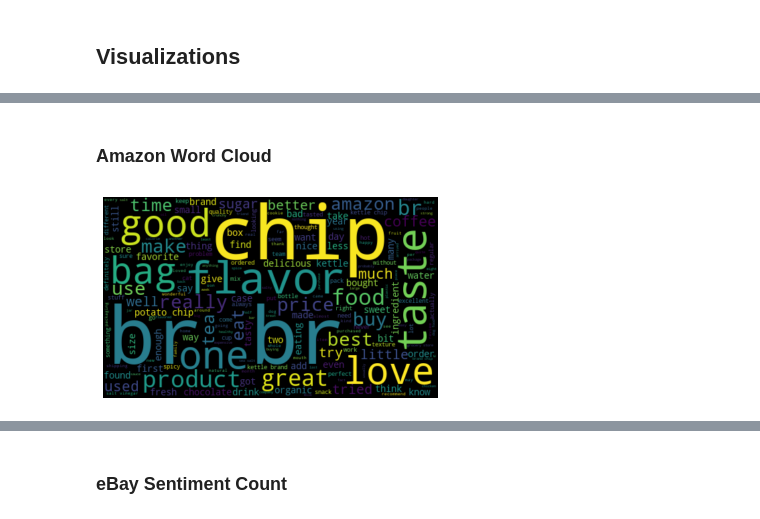
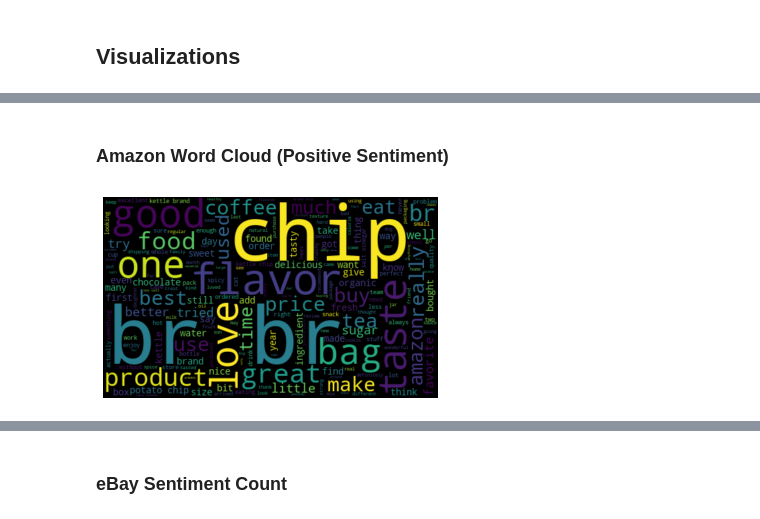
Before and after one commit to isdmg/CS144-8P-RESEARCH-PAPER, a Jupyter notebook: CS144-8P RESEARCH PAPER.ipynb, the cells around one changed output, grey strips where cells are left out. Cells and saved outputs as stored; diff of their text form; code cells hidden in the pictures.

Commit message:
Add word cloud for each sentiment

```diff
--- a/CS144-8P RESEARCH PAPER.ipynb
+++ b/CS144-8P RESEARCH PAPER.ipynb
@@ -356,10 +356,10 @@ round ((ebay_neutral_tweets.shape[0] / ebay_dataset.shape[0]) *100 , 1)
 #### Amazon
 # %%
 #Get the percentage of positive reviews on amazon
-amazon_positive_tweets = amazon_dataset[amazon_dataset.Analysis == 'Positive']
-amazon_positive_tweets = amazon_positive_tweets['Text']
+amazon_positive_reviews = amazon_dataset[amazon_dataset.Analysis == 'Positive']
+amazon_positive_reviews = amazon_positive_reviews['Text']
 
-round ((amazon_positive_tweets.shape[0] / amazon_dataset.shape[0]) *100 , 2)
+round ((amazon_positive_reviews.shape[0] / amazon_dataset.shape[0]) *100 , 2)
 # %% [output]
 87.4
 # %%
@@ -420,11 +439,10 @@ plt.show()
 # %% [markdown]
-### Amazon Word Cloud
+### Amazon Word Cloud (Positive Sentiment)
 # %%
-#Plot amazon word cloud
-allWords = ''.join([review for review in amazon_dataset['Text']])
+allWords = ''.join([review for review in amazon_positive_reviews])
 wordCloud = WordCloud(width = 500, height = 300, random_state = 21, max_font_size = 119).generate(allWords)
 plt.imshow(wordCloud, interpolation = "bilinear")
 plt.axis('off')
 plt.show()
 # %% [output]
-[figure, old version]
+[figure, new version]
```
Also changed, not shown: parts of 27 cells of this notebook.
